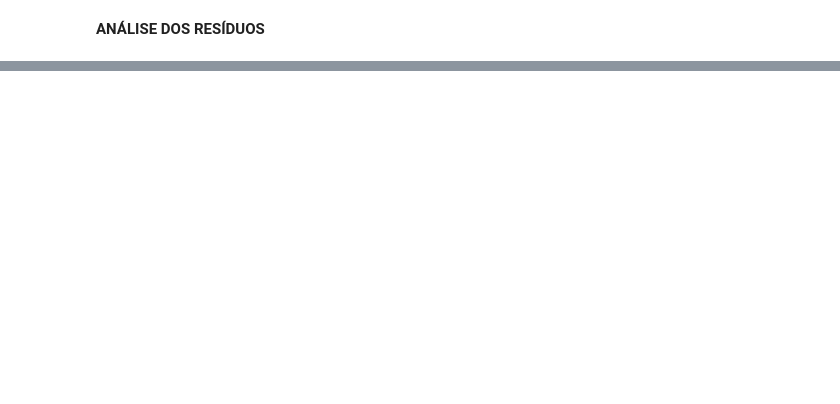
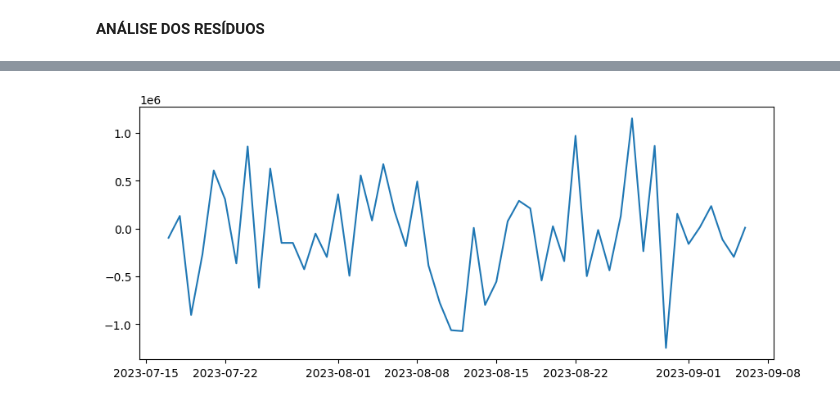
Before and after one commit to Rneron/Python, a Jupyter notebook: ModeloRBS.ipynb, the cells around one changed output, grey strips where cells are left out. Drawn from its saved outputs; the diff is of its cells as text; code cells hidden in the pictures; blank space fills up the shorter version.

```diff
--- a/ModeloRBS.ipynb
+++ b/ModeloRBS.ipynb
@@ -296,0 +261,7 @@ P-valor : 0.8564794766697681
+# %%
+plt.figure(figsize=(10,4))
+residuo = modelo_2.resid
+plt.plot(residuo)
+plt.show()
+# %% [output]
+[figure, added]
```
Also changed, not shown: parts of 24 cells of this notebook.
